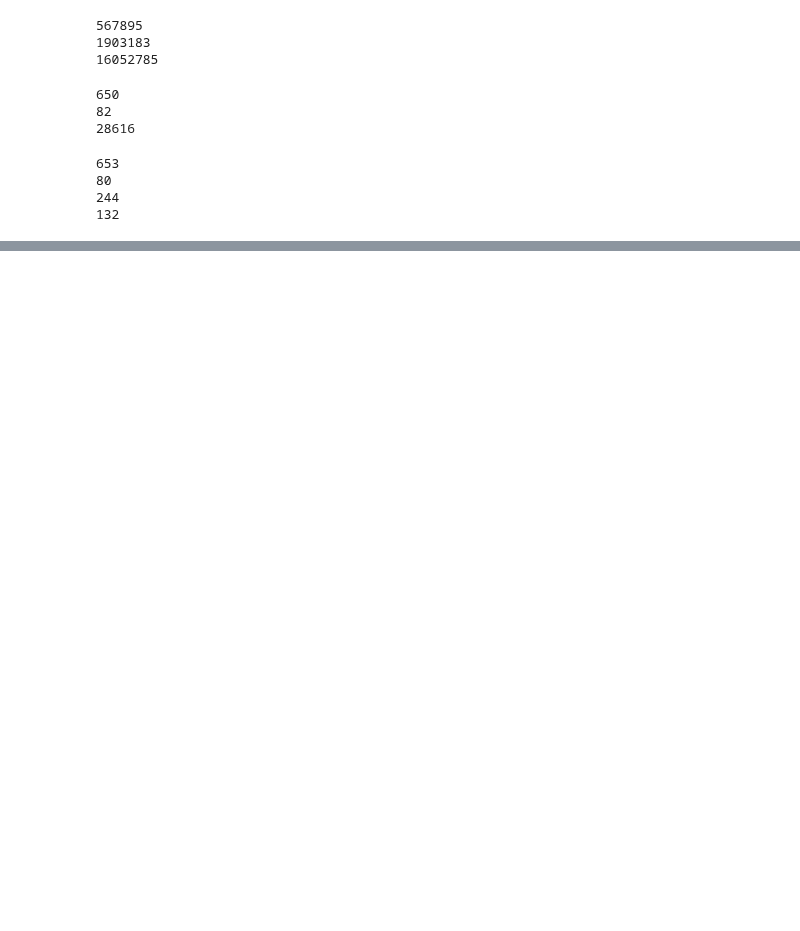
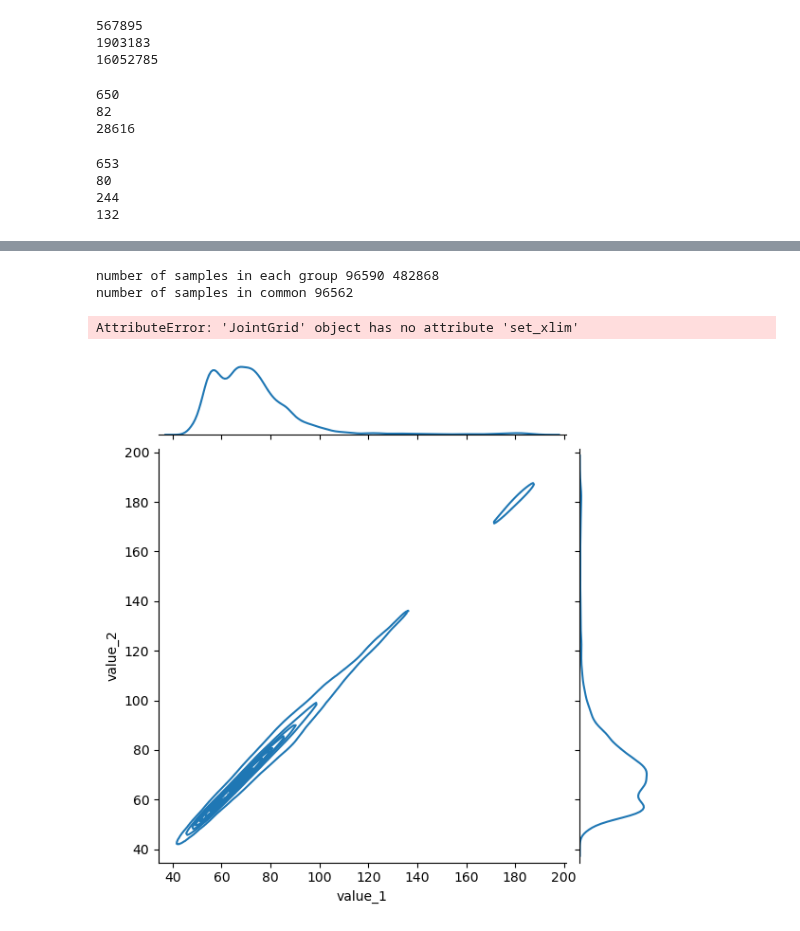
Before and after one commit to AbhikChowdhury6/dataImport, a Jupyter notebook: analyisis/comaringInterpolationEffectiveness.ipynb, the cells around one changed output, grey strips where cells are left out. Drawn from its saved outputs; the diff is of its cells as text; code cells hidden in the pictures; blank space fills up the shorter version.

```diff
--- a/analyisis/comaringInterpolationEffectiveness.ipynb
+++ b/analyisis/comaringInterpolationEffectiveness.ipynb
@@ -182,0 +243,36 @@ total Squared Difference: 6977206943.0
+# %%
+def prepForHRHR(intersectingGroups, HRDf1, HRDf2):
+    intersectingGroupsDf =  pd.DataFrame(intersectingGroups, columns = ['startDate', 'endDate'])
+    HRs1 = getHRsForTimePeriods(intersectingGroupsDf, HRDf1)
+    HRs2 = getHRsForTimePeriods(intersectingGroupsDf, HRDf2)
+
+    print(f"number of samples in each group {len(HRs1)} {len(HRs2)}")
+
+    #for now lets just calc intersections with the same index using the join function
+    intersectingHRs = HRs1.join(HRs2, how='inner', lsuffix="_1", rsuffix="_2")
+    print(f"number of samples in common {len(intersectingHRs)}")
+    return intersectingHRs
+
+def prepForHRHRInterp(intersectingGroups, HRDf1, HRDf2, interpolationType):
+    intersectingGroupsDf =  pd.DataFrame(intersectingGroups, columns = ['startDate', 'endDate'])
+    HRs1 = getHRsForTimePeriods(intersectingGroupsDf, HRDf1)
+    HRs2 = getHRsForTimePeriods(intersectingGroupsDf, HRDf2)
+
+    HRs1Interp = HRs1.resample('1s').asfreq().interpolate(method=interpolationType)
+    HRs2Interp = HRs2.resample('1s').asfreq().interpolate(method=interpolationType)
+
+    print(f"number of samples in each group {len(HRs1Interp)} {len(HRs2Interp)}")
+
+    #for now lets just calc intersections with the same index using the join function
+    intersectingHRs = HRs1Interp.join(HRs2Interp, how='inner', lsuffix="_1", rsuffix="_2")
+    print(f"number of samples in common {len(intersectingHRs)}")
+    return intersectingHRs
+# %%
+import seaborn as sns
+apple_polar_comparisonDF = prepForHRHR(all_intersections, appleHRDf, polarHRDf)
+ax = sns.jointplot(data = apple_polar_comparisonDF, x="value_1", y="value_2", kind="kde")
+# %% [output]
+number of samples in each group 96590 482868
+number of samples in common 96562
+AttributeError: 'JointGrid' object has no attribute 'set_xlim'
+[figure, added]
```
Also changed, not shown: parts of 23 cells of this notebook, 5 other files.
